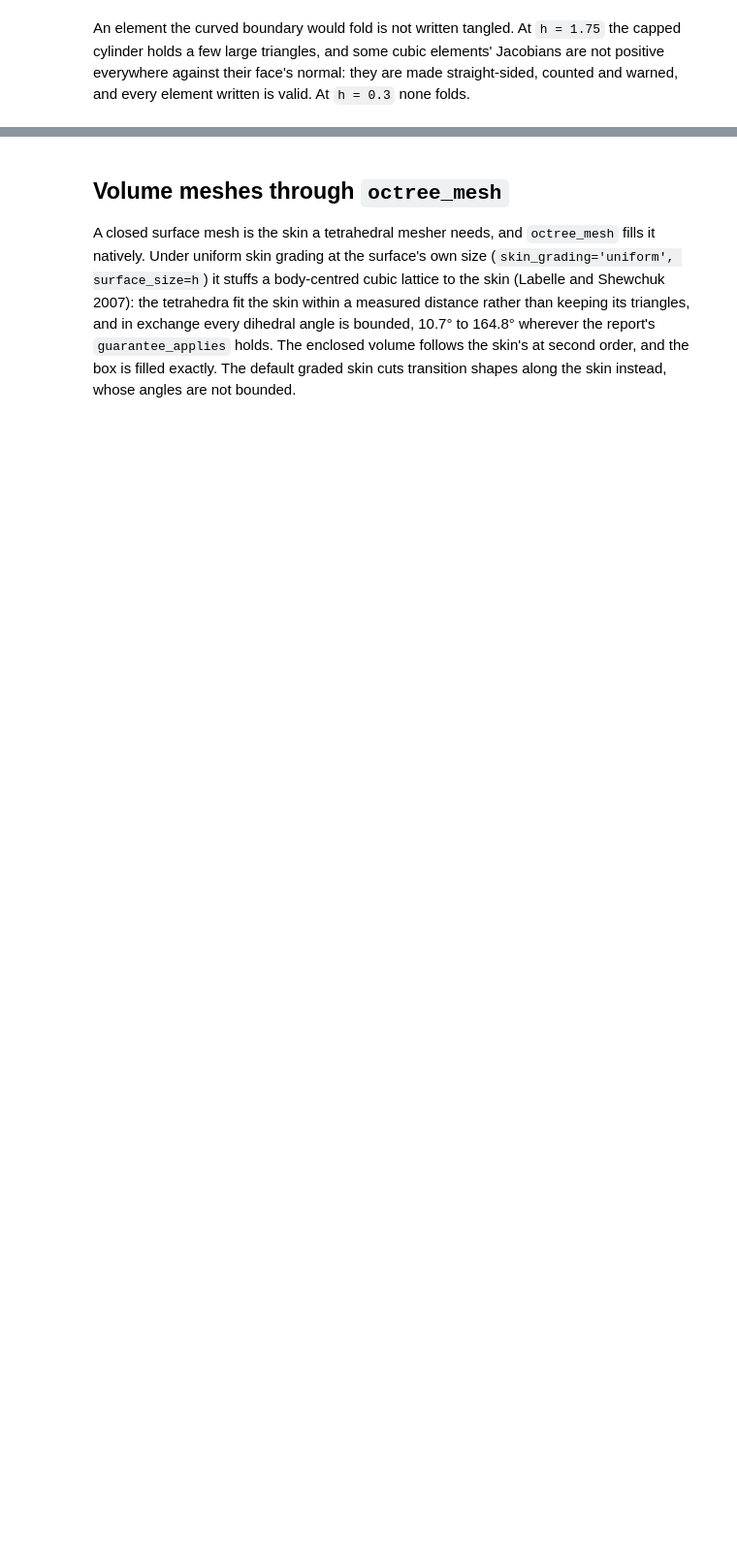
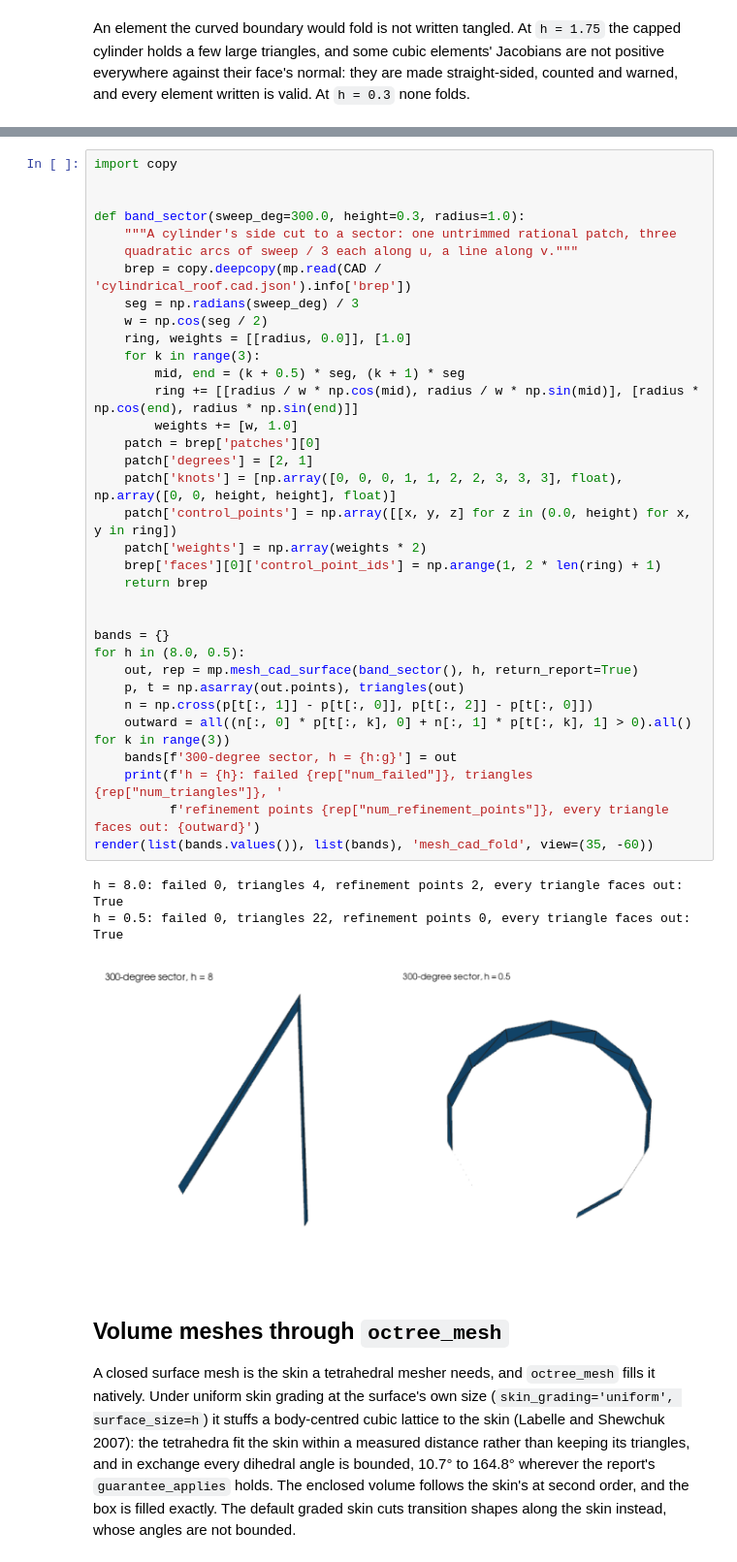
Before and after one commit to loumalouomega/meshioplusplus, a Jupyter notebook: example/python/42_mesh_cad_surface.ipynb, the cells around one changed output, grey strips where cells are left out. Shown at 97% size. Saved outputs shown, nothing was run; the diff lists cells and outputs as text; blank space fills up the shorter version.

```diff
--- a/example/python/42_mesh_cad_surface.ipynb
+++ b/example/python/42_mesh_cad_surface.ipynb
@@ -630,3 +717,41 @@ meshio warning [mesh_cad.cpp:1768] mesh_cad_surface: 4 curved elements had a Jac
+# %%
+import copy
+
+
+def band_sector(sweep_deg=300.0, height=0.3, radius=1.0):
+    """A cylinder's side cut to a sector: one untrimmed rational patch, three
+    quadratic arcs of sweep / 3 each along u, a line along v."""
+    brep = copy.deepcopy(mp.read(CAD / 'cylindrical_roof.cad.json').info['brep'])
+    seg = np.radians(sweep_deg) / 3
+    w = np.cos(seg / 2)
+    ring, weights = [[radius, 0.0]], [1.0]
+    for k in range(3):
+        mid, end = (k + 0.5) * seg, (k + 1) * seg
+        ring += [[radius / w * np.cos(mid), radius / w * np.sin(mid)], [radius * np.cos(end), radius * np.sin(end)]]
+        weights += [w, 1.0]
+    patch = brep['patches'][0]
+    patch['degrees'] = [2, 1]
+    patch['knots'] = [np.array([0, 0, 0, 1, 1, 2, 2, 3, 3, 3], float), np.array([0, 0, height, height], float)]
+    patch['control_points'] = np.array([[x, y, z] for z in (0.0, height) for x, y in ring])
+    patch['weights'] = np.array(weights * 2)
+    brep['faces'][0]['control_point_ids'] = np.arange(1, 2 * len(ring) + 1)
+    return brep
+
+
+bands = {}
+for h in (8.0, 0.5):
+    out, rep = mp.mesh_cad_surface(band_sector(), h, return_report=True)
+    p, t = np.asarray(out.points), triangles(out)
+    n = np.cross(p[t[:, 1]] - p[t[:, 0]], p[t[:, 2]] - p[t[:, 0]])
+    outward = all((n[:, 0] * p[t[:, k], 0] + n[:, 1] * p[t[:, k], 1] > 0).all() for k in range(3))
+    bands[f'300-degree sector, h = {h:g}'] = out
+    print(f'h = {h}: failed {rep["num_failed"]}, triangles {rep["num_triangles"]}, '
+          f'refinement points {rep["num_refinement_points"]}, every triangle faces out: {outward}')
+render(list(bands.values()), list(bands), 'mesh_cad_fold', view=(35, -60))
+# %% [output]
+h = 8.0: failed 0, triangles 4, refinement points 2, every triangle faces out: True
+h = 0.5: failed 0, triangles 22, refinement points 0, every triangle faces out: True
+[figure, added]
 # %% [markdown]
 ## Volume meshes through `octree_mesh`
 
```
Also changed, not shown: parts of 11 cells of this notebook, 20 other files.
